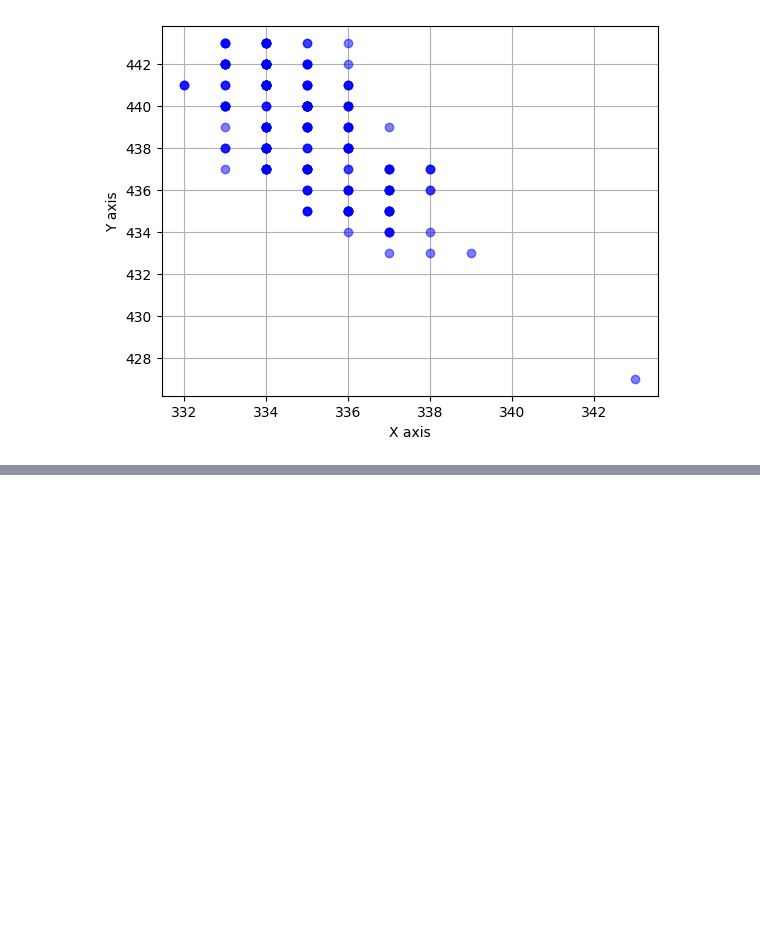
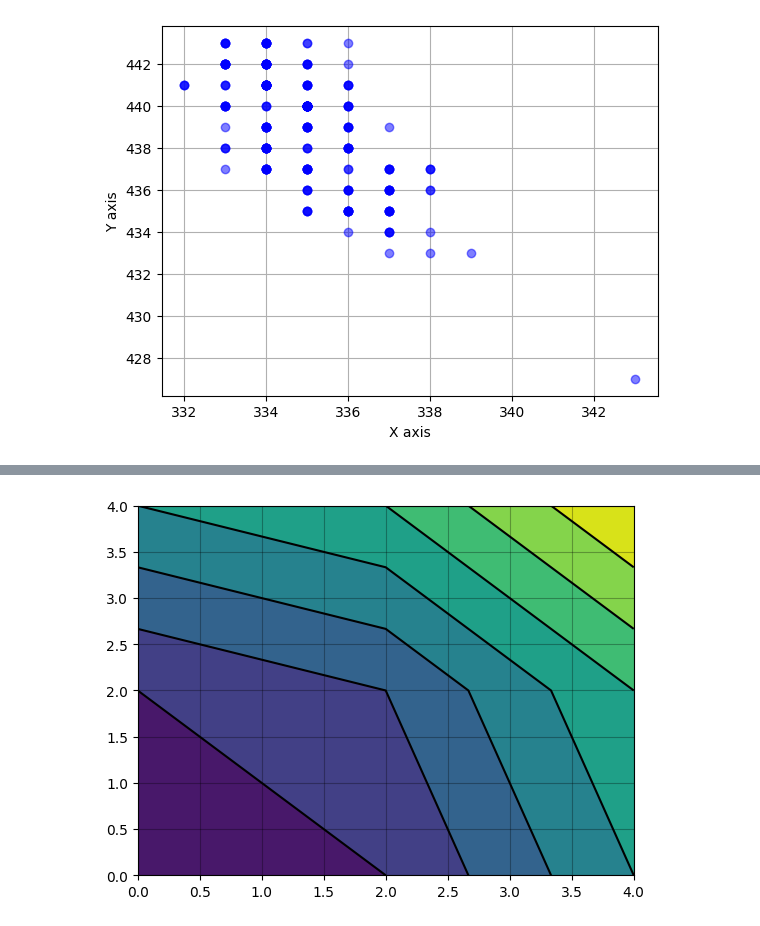
Before and after one commit to DBernardes/Tools-for-the-MOPTOP-pipeline-products, a Jupyter notebook: photometry_extraction.ipynb, the cells around one changed output, grey strips where cells are left out. Drawn from its saved outputs; the diff is of its cells as text; code cells hidden in the pictures; blank space fills up the shorter version.

Commit message:
contour plot

```diff
--- a/photometry_extraction.ipynb
+++ b/photometry_extraction.ipynb
@@ -338,0 +275,19 @@ Name: star_photons, dtype: float64
+# %%
+import numpy as np
+import matplotlib.pyplot as plt
+
+x = np.linspace(0, 4, 3)
+y = x
+(
+    x,
+    y,
+) = np.meshgrid(x, y)
+z = x**2 + y**2
+fig, ax = plt.subplots(1, 1)
+cs = ax.contourf(x, y, z)
+ax.contour(cs, colors="k")
+ax.grid(c="k", ls="-", alpha=0.3)
+
+plt.show()
+# %% [output]
+[figure, added]
```
Also changed, not shown: parts of 1 cell of this notebook, 3 other files.
